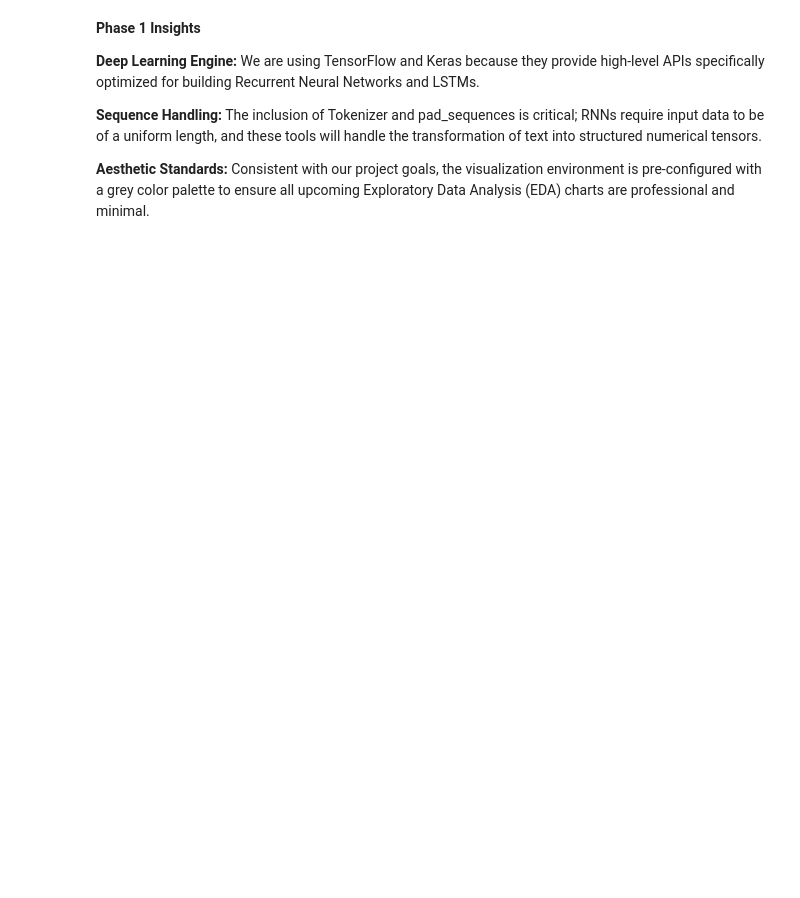
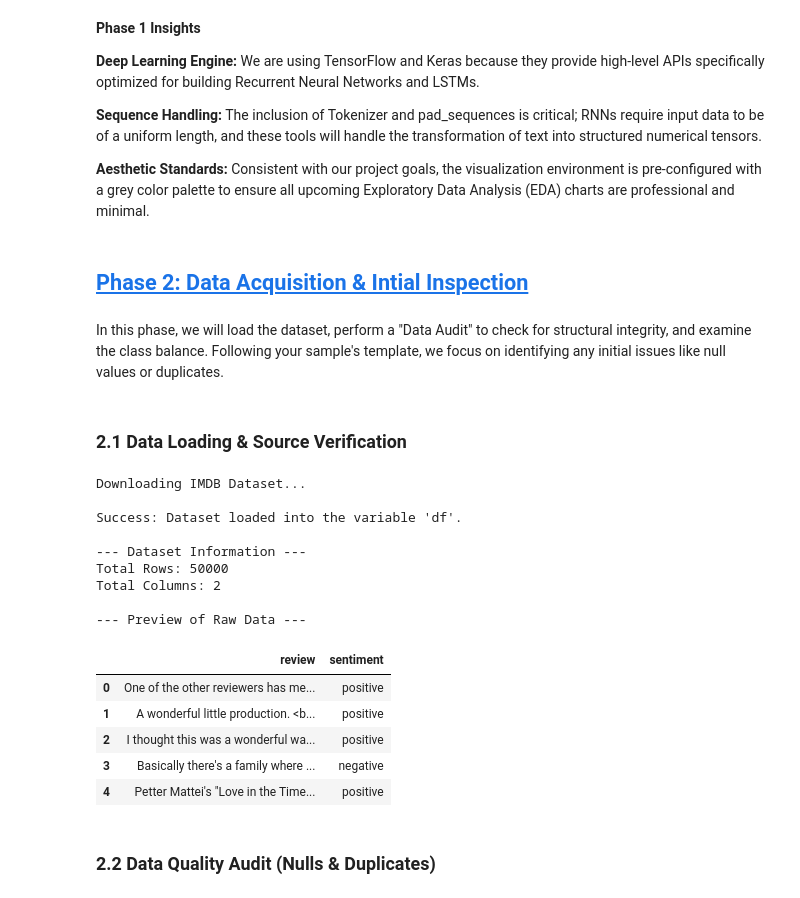
Before and after one commit to Sagarjain93/Sentiment_analysis_RNN_Bert, a Jupyter notebook: Notebooks/Sentiment_Analysis_with_an_Recurrent_Neural_Networks_(RNN).ipynb, the cells around one changed output. Saved outputs shown, nothing was run; the diff lists cells and outputs as text; code cells hidden in the pictures; blank space fills up the shorter version.

```diff
--- a/Notebooks/Sentiment_Analysis_with_an_Recurrent_Neural_Networks_(RNN).ipynb
+++ b/Notebooks/Sentiment_Analysis_with_an_Recurrent_Neural_Networks_(RNN).ipynb
@@ -79,3 +144,53 @@ Phase 1 Complete: Environment is ready for RNN Sentiment Analysis.
 **Sequence Handling:** The inclusion of Tokenizer and pad_sequences is critical; RNNs require input data to be of a uniform length, and these tools will handle the transformation of text into structured numerical tensors.
 
 **Aesthetic Standards:** Consistent with our project goals, the visualization environment is pre-configured with a grey color palette to ensure all upcoming Exploratory Data Analysis (EDA) charts are professional and minimal.
+# %% [markdown]
+## **[Phase 2: Data Acquisition & Intial Inspection](#phase:2)**
+# %% [markdown]
+In this phase, we will load the dataset, perform a "Data Audit" to check for structural integrity, and examine the class balance. Following your sample's template, we focus on identifying any initial issues like null values or duplicates.
+# %% [markdown]
+### **2.1 Data Loading & Source Verification**
+# %%
+# ==============================================================================
+# STEP 2.1: DOWNLOADING AND LOADING THE DATASET
+# ==============================================================================
+
+
+# Alternative direct link to the IMDB Dataset
+dataset_url = "https://raw.githubusercontent.com/Ankit152/IMDB-Sentiment-Analysis/master/IMDB-Dataset.csv"
+
+print("Downloading IMDB Dataset...")
+try:
+    # We can read the CSV directly from the URL using Pandas
+    df = pd.read_csv(dataset_url)
+    print("\nSuccess: Dataset loaded into the variable 'df'.")
+
+    # Display structural information
+    print("\n--- Dataset Information ---")
+    print(f"Total Rows: {df.shape[0]}")
+    print(f"Total Columns: {df.shape[1]}")
+
+    # Display the first 5 rows
+    print("\n--- Preview of Raw Data ---")
+    display(df.head())
+
+except Exception as e:
+    print(f"An error occurred: {e}")
+# %% [output]
+Downloading IMDB Dataset...
+
+Success: Dataset loaded into the variable 'df'.
+
+--- Dataset Information ---
+Total Rows: 50000
+Total Columns: 2
+
+--- Preview of Raw Data ---
+|  | review | sentiment |
+| 0 | One of the other reviewers has me... | positive |
+| 1 | A wonderful little production. <b... | positive |
+| 2 | I thought this was a wonderful wa... | positive |
+| 3 | Basically there's a family where ... | negative |
+| 4 | Petter Mattei's "Love in the Time... | positive |
+# %% [markdown]
+### **2.2 Data Quality Audit (Nulls & Duplicates)**
```
Also changed, not shown: parts of 17 cells of this notebook.
